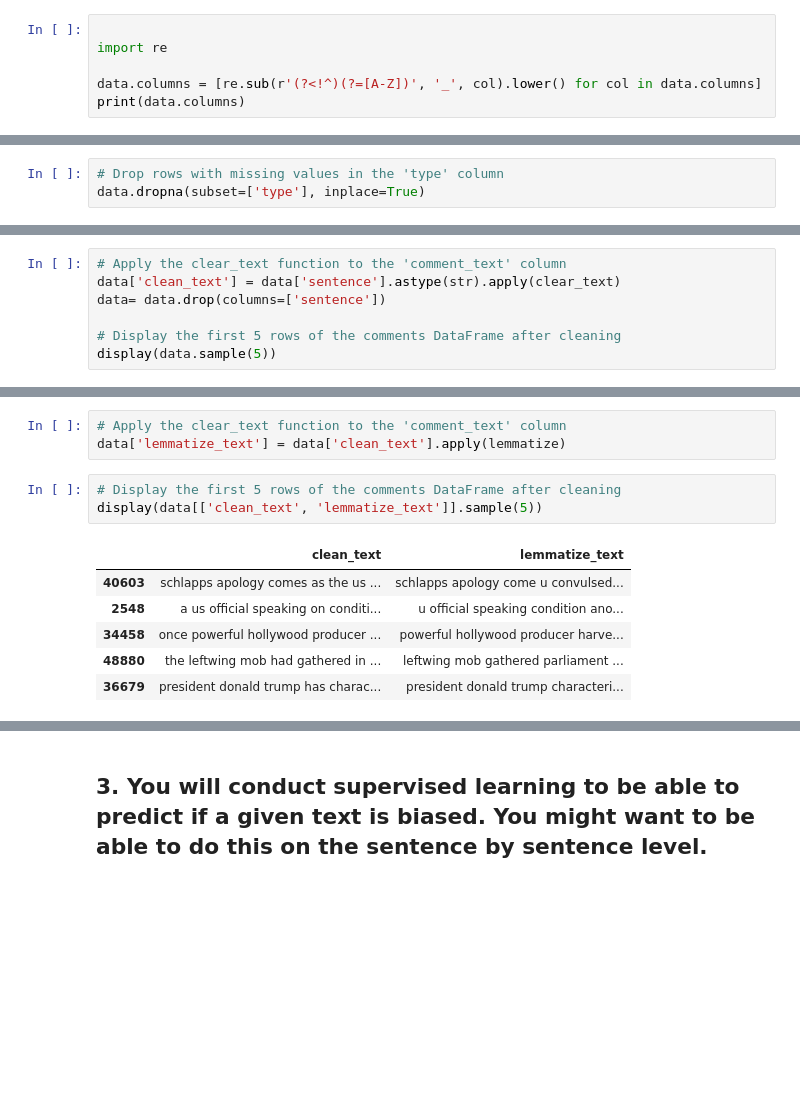
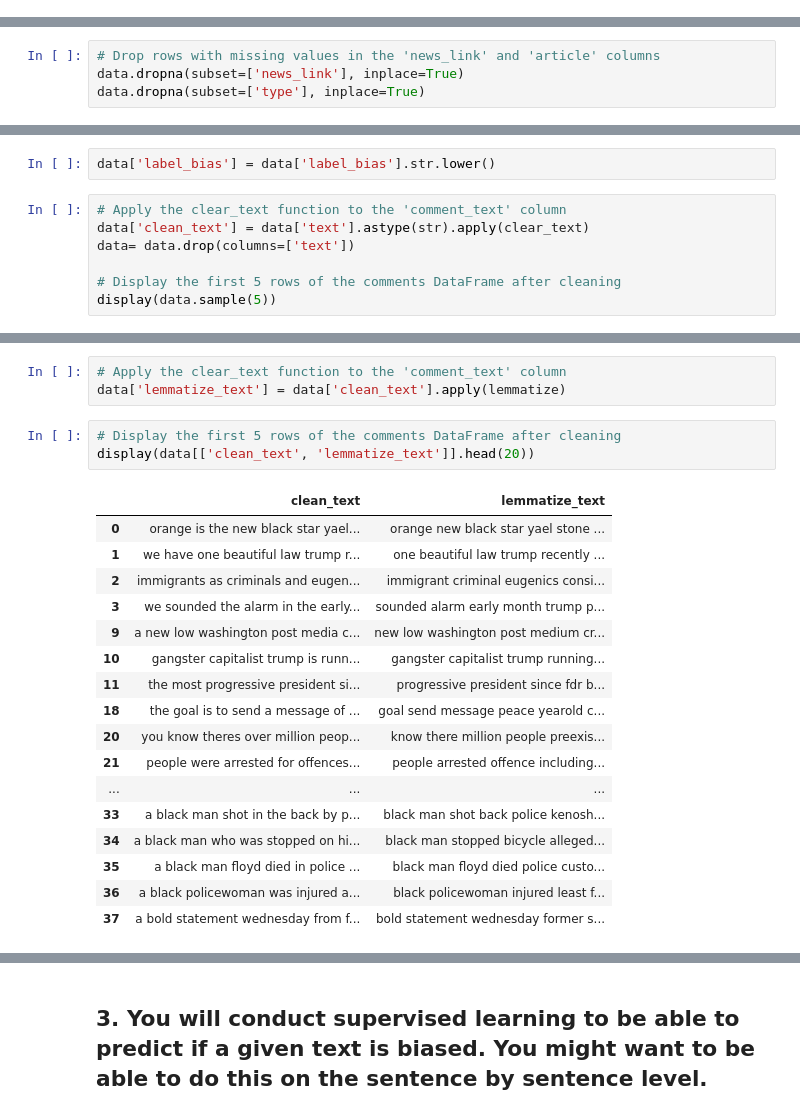
Before and after one commit to jeelfaldu7/may_code_jam_pudding, a Jupyter notebook: notebook_jeel.ipynb, the cells around one changed output, grey strips where cells are left out. Cells and saved outputs as stored; diff of their text form; blank space fills up the shorter version.

```diff
--- a/notebook_jeel.ipynb
+++ b/notebook_jeel.ipynb
@@ -63,6 +93,0 @@ display(column_names)
-# %%
-
-import re
-
-data.columns = [re.sub(r'(?<!^)(?=[A-Z])', '_', col).lower() for col in data.columns]
-print(data.columns)
@@ -175,5 +172,6 @@ Length: 301, dtype: float64
 # %%
-# Drop rows with missing values in the 'type' column
+# Drop rows with missing values in the 'news_link' and 'article' columns
+data.dropna(subset=['news_link'], inplace=True)
 data.dropna(subset=['type'], inplace=True)
 # %%
 # Check for missing values in the DataFrame as a percentage
@@ -200,10 +195,12 @@ def clear_text(text):
     text = re.sub(r"[^a-z\s]","", text)
     text = text.split()
     return " ".join(text)
+# %%
+data['label_bias'] = data['label_bias'].str.lower()
 # %%
 # Apply the clear_text function to the 'comment_text' column
-data['clean_text'] = data['sentence'].astype(str).apply(clear_text)
-data= data.drop(columns=['sentence'])
+data['clean_text'] = data['text'].astype(str).apply(clear_text)
+data= data.drop(columns=['text'])
 
 # Display the first 5 rows of the comments DataFrame after cleaning
 display(data.sample(5))
@@ -245,14 +251,25 @@ def lemmatize(text):
 data['lemmatize_text'] = data['clean_text'].apply(lemmatize)
 # %%
 # Display the first 5 rows of the comments DataFrame after cleaning
-display(data[['clean_text', 'lemmatize_text']].sample(5))
+display(data[['clean_text', 'lemmatize_text']].head(20))
 # %% [output]
 |  | clean_text | lemmatize_text |
-| 40603 | schlapps apology comes as the us ... | schlapps apology come u convulsed... |
-| 2548 | a us official speaking on conditi... | u official speaking condition ano... |
-| 34458 | once powerful hollywood producer ... | powerful hollywood producer harve... |
-| 48880 | the leftwing mob had gathered in ... | leftwing mob gathered parliament ... |
-| 36679 | president donald trump has charac... | president donald trump characteri... |
+| 0 | orange is the new black star yael... | orange new black star yael stone ... |
+| 1 | we have one beautiful law trump r... | one beautiful law trump recently ... |
+| 2 | immigrants as criminals and eugen... | immigrant criminal eugenics consi... |
+| 3 | we sounded the alarm in the early... | sounded alarm early month trump p... |
+| 9 | a new low washington post media c... | new low washington post medium cr... |
+| 10 | gangster capitalist trump is runn... | gangster capitalist trump running... |
+| 11 | the most progressive president si... | progressive president since fdr b... |
+| 18 | the goal is to send a message of ... | goal send message peace yearold c... |
+| 20 | you know theres over million peop... | know there million people preexis... |
+| 21 | people were arrested for offences... | people arrested offence including... |
+| ... | ... | ... |
+| 33 | a black man shot in the back by p... | black man shot back police kenosh... |
+| 34 | a black man who was stopped on hi... | black man stopped bicycle alleged... |
+| 35 | a black man floyd died in police ... | black man floyd died police custo... |
+| 36 | a black policewoman was injured a... | black policewoman injured least f... |
+| 37 | a bold statement wednesday from f... | bold statement wednesday former s... |
 # %%
 data.shape
 # %% [output]
```
Also changed, not shown: parts of 25 cells of this notebook, 2 other files.
